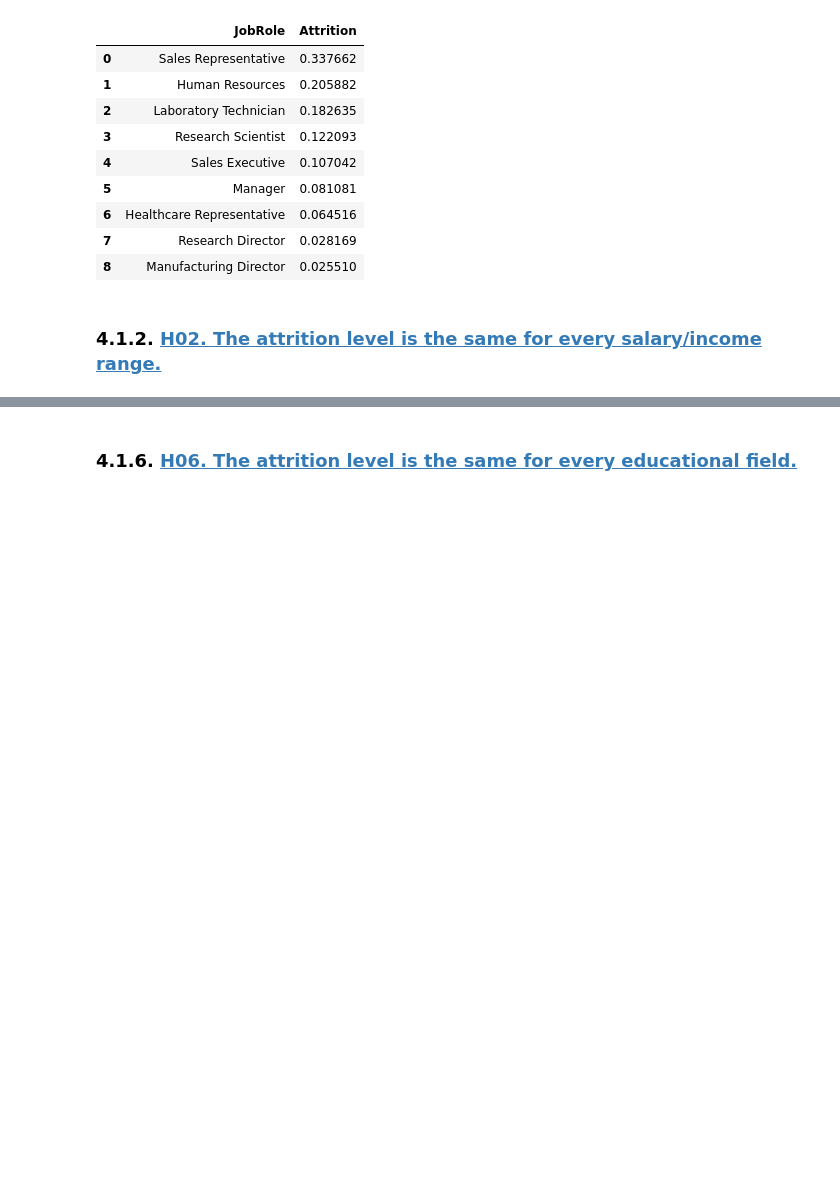
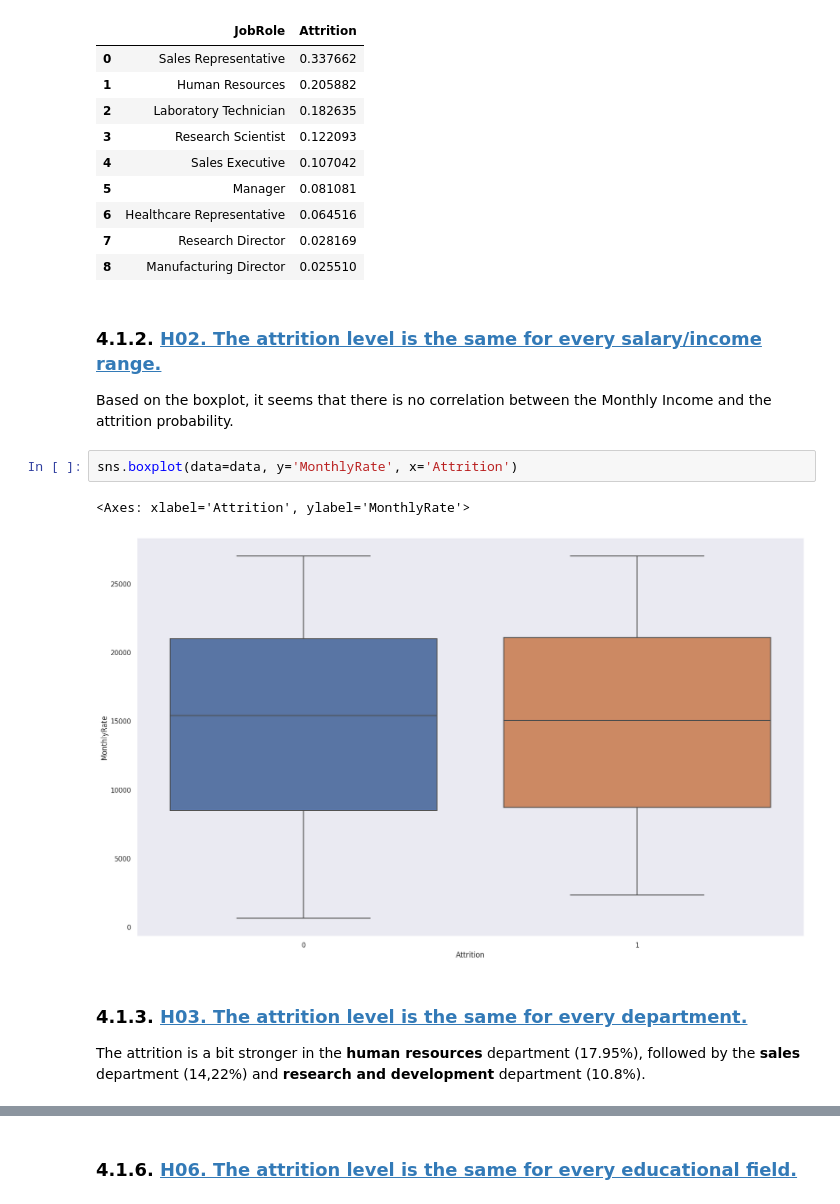
Before and after one commit to DataSolvers/IBM_EmployeeAttrition, a Jupyter notebook: notebooks/IBM_EmployeeAttrition.ipynb, the cells around one changed output, grey strips where cells are left out. Drawn from its saved outputs; the diff is of its cells as text; blank space fills up the shorter version.

```diff
--- a/notebooks/IBM_EmployeeAttrition.ipynb
+++ b/notebooks/IBM_EmployeeAttrition.ipynb
@@ -103,3 +107,12 @@ data[['JobRole', 'Attrition']].groupby('JobRole').mean().sort_values(by='Attriti
 | 8 | Manufacturing Director | 0.025510 |
 # %% [markdown]
 ### 4.1.2. <a id='toc4_1_2_'></a>[H02. The attrition level is the same for every salary/income range.](#toc0_)
+Based on the boxplot, it seems that there is no correlation between the Monthly Income and the attrition probability.
+# %%
+sns.boxplot(data=data, y='MonthlyRate', x='Attrition')
+# %% [output]
+<Axes: xlabel='Attrition', ylabel='MonthlyRate'>
+[figure, added]
+# %% [markdown]
+### 4.1.3. <a id='toc4_1_3_'></a>[H03. The attrition level is the same for every department.](#toc0_)
+The attrition is a bit stronger in the **human resources** department (17.95%), followed by the **sales** department (14,22%) and **research and development** department (10.8%).
```
Also changed, not shown: parts of 11 cells of this notebook.
